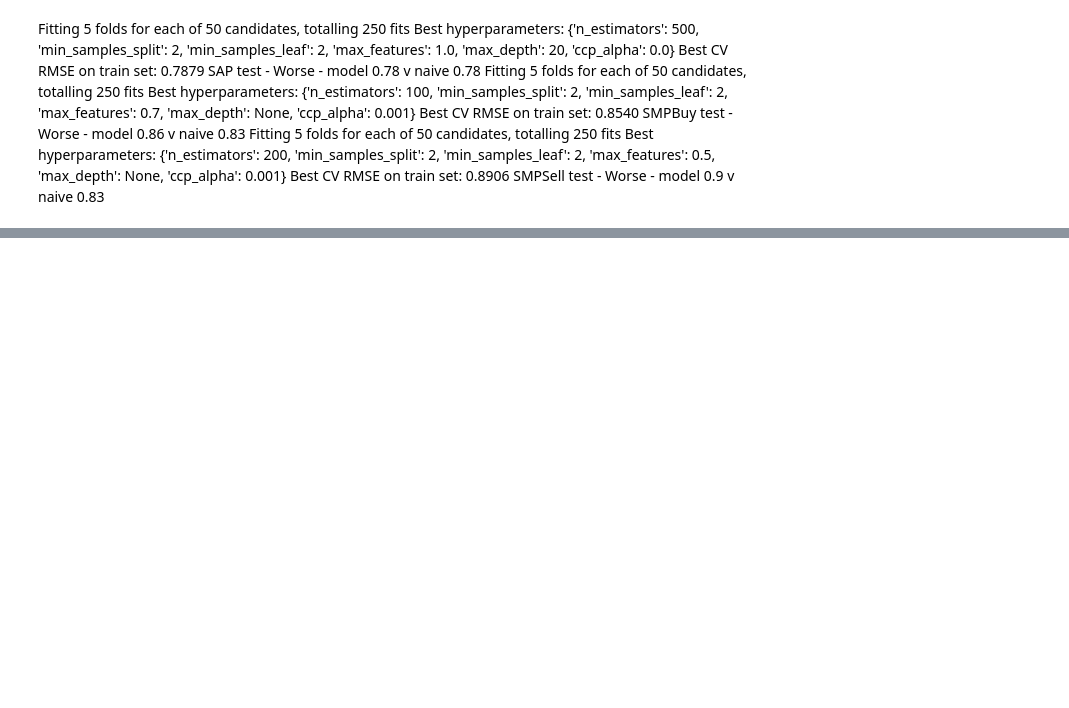
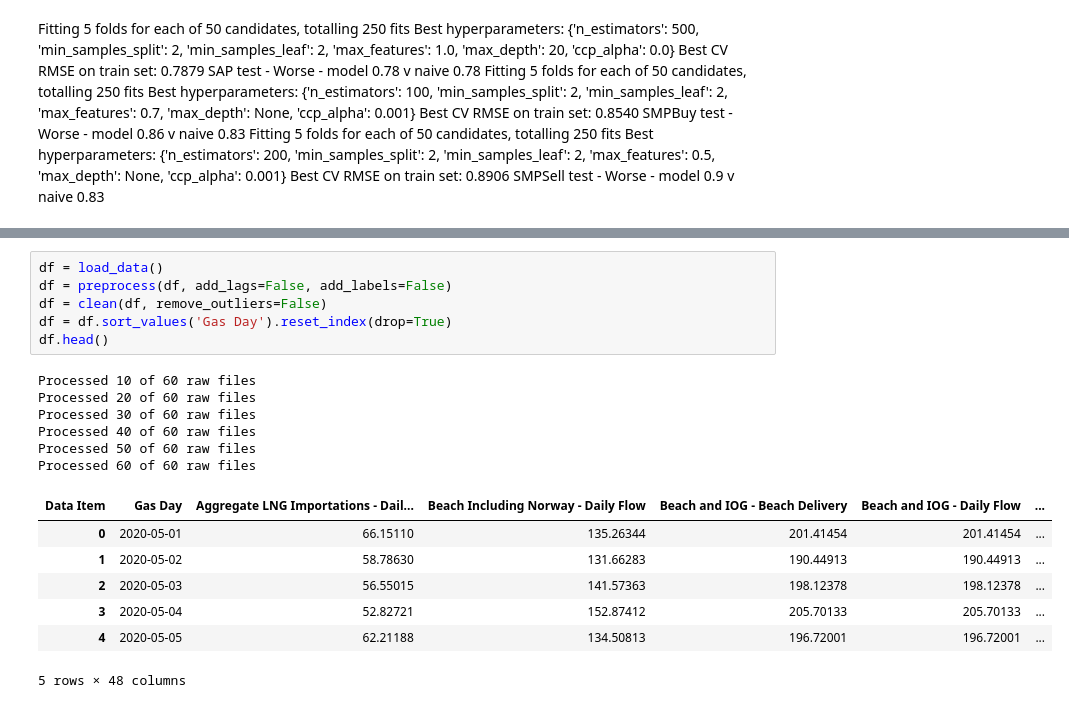
Before and after one commit to MBWestcott/gas-forecast, a Jupyter notebook: notebooks/Gas.ipynb, the cells around one changed output, grey strips where cells are left out. Drawn from its saved outputs; the diff is of its cells as text; blank space fills up the shorter version.

```diff
--- a/notebooks/Gas.ipynb
+++ b/notebooks/Gas.ipynb
@@ -560,0 +798,20 @@ KeyError: 'price'
+# %%
+df = load_data()
+df = preprocess(df, add_lags=False, add_labels=False)
+df = clean(df, remove_outliers=False)
+df = df.sort_values('Gas Day').reset_index(drop=True)
+df.head()
+# %% [output]
+Processed 10 of 60 raw files
+Processed 20 of 60 raw files
+Processed 30 of 60 raw files
+Processed 40 of 60 raw files
+Processed 50 of 60 raw files
+Processed 60 of 60 raw files
+| Data Item | Gas Day | Aggregate LNG Importations - Dail... | Beach Including Norway - Daily Flow | Beach and IOG - Beach Delivery | Beach and IOG - Daily Flow | ... |
+| 0 | 2020-05-01 | 66.15110 | 135.26344 | 201.41454 | 201.41454 | ... |
+| 1 | 2020-05-02 | 58.78630 | 131.66283 | 190.44913 | 190.44913 | ... |
+| 2 | 2020-05-03 | 56.55015 | 141.57363 | 198.12378 | 198.12378 | ... |
+| 3 | 2020-05-04 | 52.82721 | 152.87412 | 205.70133 | 205.70133 | ... |
+| 4 | 2020-05-05 | 62.21188 | 134.50813 | 196.72001 | 196.72001 | ... |
+5 rows × 48 columns
```
Also changed, not shown: parts of 28 cells of this notebook, 2 other files.
